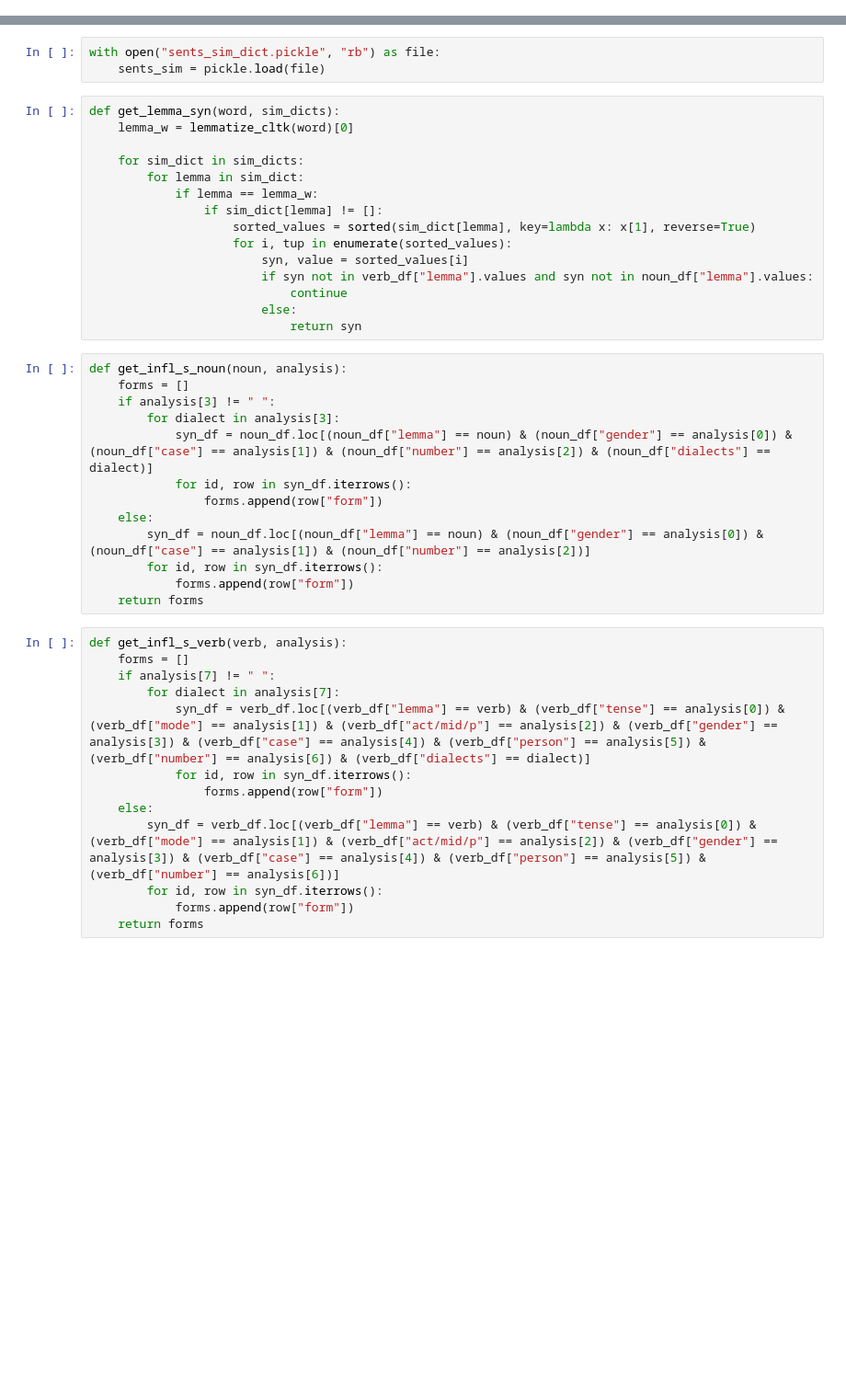
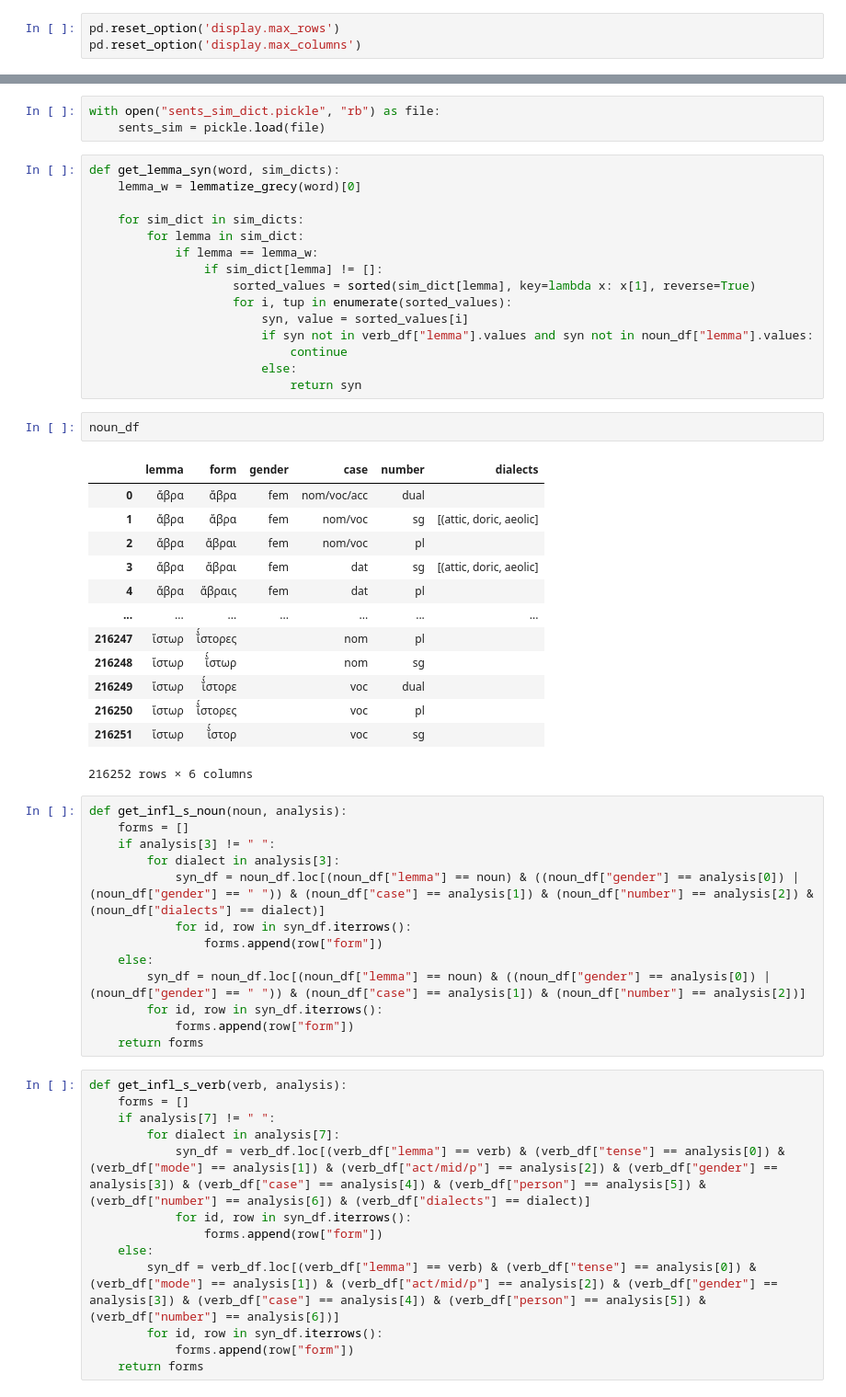
Before and after one commit to CaterinaDAngelo/thesis, a Jupyter notebook: re-inflection_function.ipynb, the cells around one changed output, grey strips where cells are left out. Shown: that part at 92% size. Drawn from its saved outputs; the diff is of its cells as text; blank space fills up the shorter version.

```diff
--- a/re-inflection_function.ipynb
+++ b/re-inflection_function.ipynb
@@ -43,3 +54,6 @@ l
+# %%
+pd.reset_option('display.max_rows')
+pd.reset_option('display.max_columns')
 # %%
 verb_df = pd.DataFrame(verb_dict)
 # %%
@@ -81,7 +95,7 @@ with open("sents_sim_dict.pickle", "rb") as file:
     sents_sim = pickle.load(file)
 # %%
 def get_lemma_syn(word, sim_dicts):
-    lemma_w = lemmatize_cltk(word)[0]
+    lemma_w = lemmatize_grecy(word)[0]
 
     for sim_dict in sim_dicts:
         for lemma in sim_dict:
@@ -94,16 +108,32 @@ def get_lemma_syn(word, sim_dicts):
                             continue
                         else:
                             return syn
+# %%
+noun_df
+# %% [output]
+|  | lemma | form | gender | case | number | dialects |
+| 0 | ἅβρα | ἅβρα | fem | nom/voc/acc | dual |  |
+| 1 | ἅβρα | ἅβρα | fem | nom/voc | sg | [(attic, doric, aeolic] |
+| 2 | ἅβρα | ἅβραι | fem | nom/voc | pl |  |
+| 3 | ἅβρα | ἅβραι | fem | dat | sg | [(attic, doric, aeolic] |
+| 4 | ἅβρα | ἅβραις | fem | dat | pl |  |
+| ... | ... | ... | ... | ... | ... | ... |
+| 216247 | ἵστωρ | ῐ̔́στορες |  | nom | pl |  |
+| 216248 | ἵστωρ | ῐ̔́στωρ |  | nom | sg |  |
+| 216249 | ἵστωρ | ῐ̔́στορε |  | voc | dual |  |
+| 216250 | ἵστωρ | ῐ̔́στορες |  | voc | pl |  |
+| 216251 | ἵστωρ | ῐ̔́στορ |  | voc | sg |  |
+216252 rows × 6 columns
 # %%
 def get_infl_s_noun(noun, analysis):
     forms = []
     if analysis[3] != " ":
         for dialect in analysis[3]:
-            syn_df = noun_df.loc[(noun_df["lemma"] == noun) & (noun_df["gender"] == analysis[0]) & (noun_df["case"] == analysis[1]) & (noun_df["number"] == analysis[2]) & (noun_df["dialects"] == dialect)]
+            syn_df = noun_df.loc[(noun_df["lemma"] == noun) & ((noun_df["gender"] == analysis[0]) | (noun_df["gender"] == " ")) & (noun_df["case"] == analysis[1]) & (noun_df["number"] == analysis[2]) & (noun_df["dialects"] == dialect)]
             for id, row in syn_df.iterrows():
                 forms.append(row["form"])
     else:
-        syn_df = noun_df.loc[(noun_df["lemma"] == noun) & (noun_df["gender"] == analysis[0]) & (noun_df["case"] == analysis[1]) & (noun_df["number"] == analysis[2])]
+        syn_df = noun_df.loc[(noun_df["lemma"] == noun) & ((noun_df["gender"] == analysis[0]) | (noun_df["gender"] == " ")) & (noun_df["case"] == analysis[1]) & (noun_df["number"] == analysis[2])]
         for id, row in syn_df.iterrows():
             forms.append(row["form"])
     return forms
```
Also changed, not shown: parts of 14 cells of this notebook, 2 other files.
